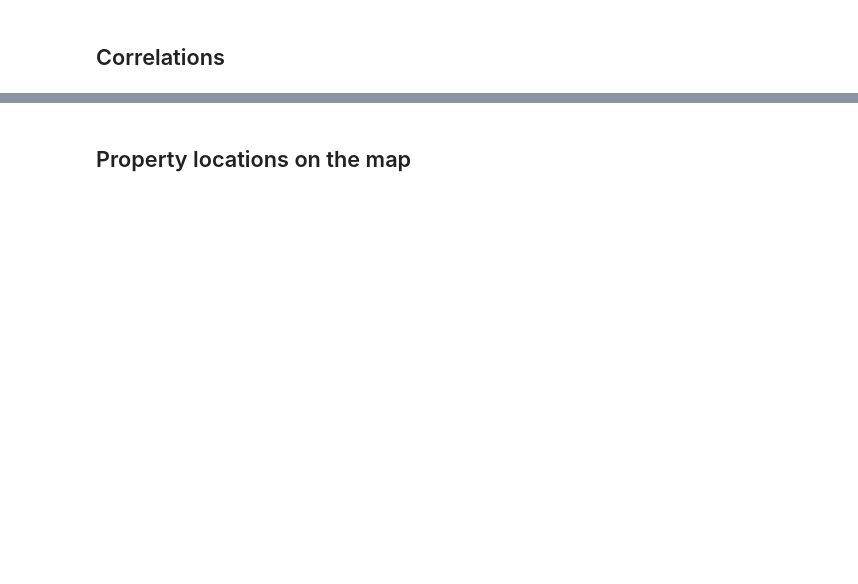
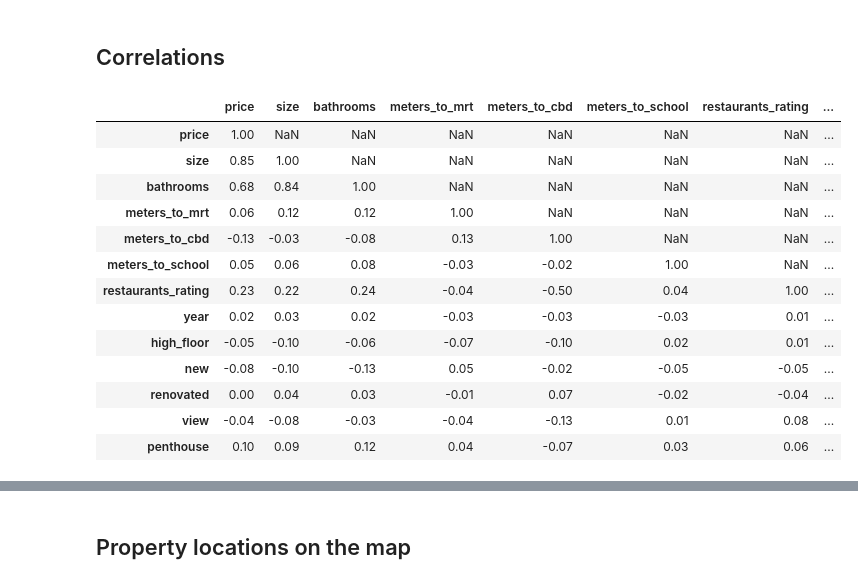
Before and after one commit to JensBender/rental-price-prediction, a Jupyter notebook: data_preprocessing.ipynb, the cells around one changed output, grey strips where cells are left out. Drawn from its saved outputs; the diff is of its cells as text; code cells hidden in the pictures; blank space fills up the shorter version.

Commit message:
In preprocessing, add meters_to_cbd and restaurants_rating to correlation matrix and heatmap and save preprocessed datafile

```diff
--- a/data_preprocessing.ipynb
+++ b/data_preprocessing.ipynb
@@ -1638,18 +1638,33 @@ plt.show()
 ## Correlations
 # %%
 # Calculate the correlation matrix
-corr_matrix = df[["price", "size", "bathrooms", "meters_to_mrt", "meters_to_school", "year", "high_floor", "new",
-                  "renovated", "view", "penthouse"]].corr()
+corr_matrix = df[["price", "size", "bathrooms", "meters_to_mrt", "meters_to_cbd", "meters_to_school",
+                  "restaurants_rating", "year", "high_floor", "new", "renovated", "view", "penthouse"]].corr()
 
 # Round correlations to two decimals
 corr_matrix = round(corr_matrix, 2)
 
 # Create a mask to set the values in the upper triangle of the correlation matrix to NaN
 mask = np.triu(np.ones(corr_matrix.shape), k=1).astype(bool)
 corr_matrix[mask] = np.nan
 
 # Show correlation matrix
 corr_matrix
+# %% [output]
+|  | price | size | bathrooms | meters_to_mrt | meters_to_cbd | meters_to_school | restaurants_rating | ... |
+| price | 1.00 | NaN | NaN | NaN | NaN | NaN | NaN | ... |
+| size | 0.85 | 1.00 | NaN | NaN | NaN | NaN | NaN | ... |
+| bathrooms | 0.68 | 0.84 | 1.00 | NaN | NaN | NaN | NaN | ... |
+| meters_to_mrt | 0.06 | 0.12 | 0.12 | 1.00 | NaN | NaN | NaN | ... |
+| meters_to_cbd | -0.13 | -0.03 | -0.08 | 0.13 | 1.00 | NaN | NaN | ... |
+| meters_to_school | 0.05 | 0.06 | 0.08 | -0.03 | -0.02 | 1.00 | NaN | ... |
+| restaurants_rating | 0.23 | 0.22 | 0.24 | -0.04 | -0.50 | 0.04 | 1.00 | ... |
+| year | 0.02 | 0.03 | 0.02 | -0.03 | -0.03 | -0.03 | 0.01 | ... |
+| high_floor | -0.05 | -0.10 | -0.06 | -0.07 | -0.10 | 0.02 | 0.01 | ... |
+| new | -0.08 | -0.10 | -0.13 | 0.05 | -0.02 | -0.05 | -0.05 | ... |
+| renovated | 0.00 | 0.04 | 0.03 | -0.01 | 0.07 | -0.02 | -0.04 | ... |
+| view | -0.04 | -0.08 | -0.03 | -0.04 | -0.13 | 0.01 | 0.08 | ... |
+| penthouse | 0.10 | 0.09 | 0.12 | 0.04 | -0.07 | 0.03 | 0.06 | ... |
 # %%
 # Correlation heatmap
 # Set the figure size
```
Also changed, not shown: parts of 24 cells of this notebook.
